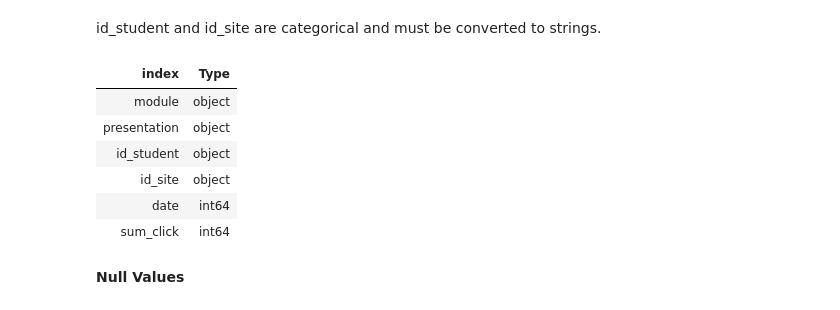
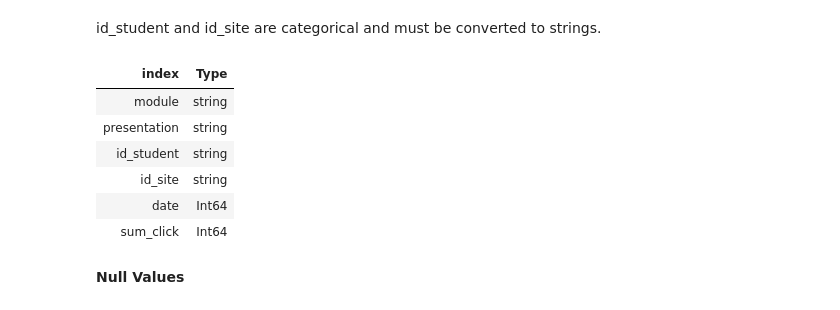
Before and after one commit to freyjagarner/Student-Data-Analysis, a Jupyter notebook: Capstone/VLE.ipynb, the cells around one changed output. Saved outputs shown, nothing was run; the diff lists cells and outputs as text; code cells hidden in the pictures.

```diff
--- a/Capstone/VLE.ipynb
+++ b/Capstone/VLE.ipynb
@@ -217,15 +233,20 @@ id_student and id_site are categorical and must be converted to strings.
 # %%
 # convert id_site and id_student to strings
 student_vle = student_vle.astype({'id_site':str, 'id_student':str})
+
+# convert all datatypes to those that can work with pd NA
+student_vle = student_vle.convert_dtypes()
+
+# get the data types again to make sure it works
 get_dtypes(student_vle)
 # %% [output]
 | index | Type |
-| module | object |
-| presentation | object |
-| id_student | object |
-| id_site | object |
-| date | int64 |
-| sum_click | int64 |
+| module | string |
+| presentation | string |
+| id_student | string |
+| id_site | string |
+| date | Int64 |
+| sum_click | Int64 |
 # %% [markdown]
 **Null Values**
 # %%
```
Also changed, not shown: parts of 38 cells of this notebook.
